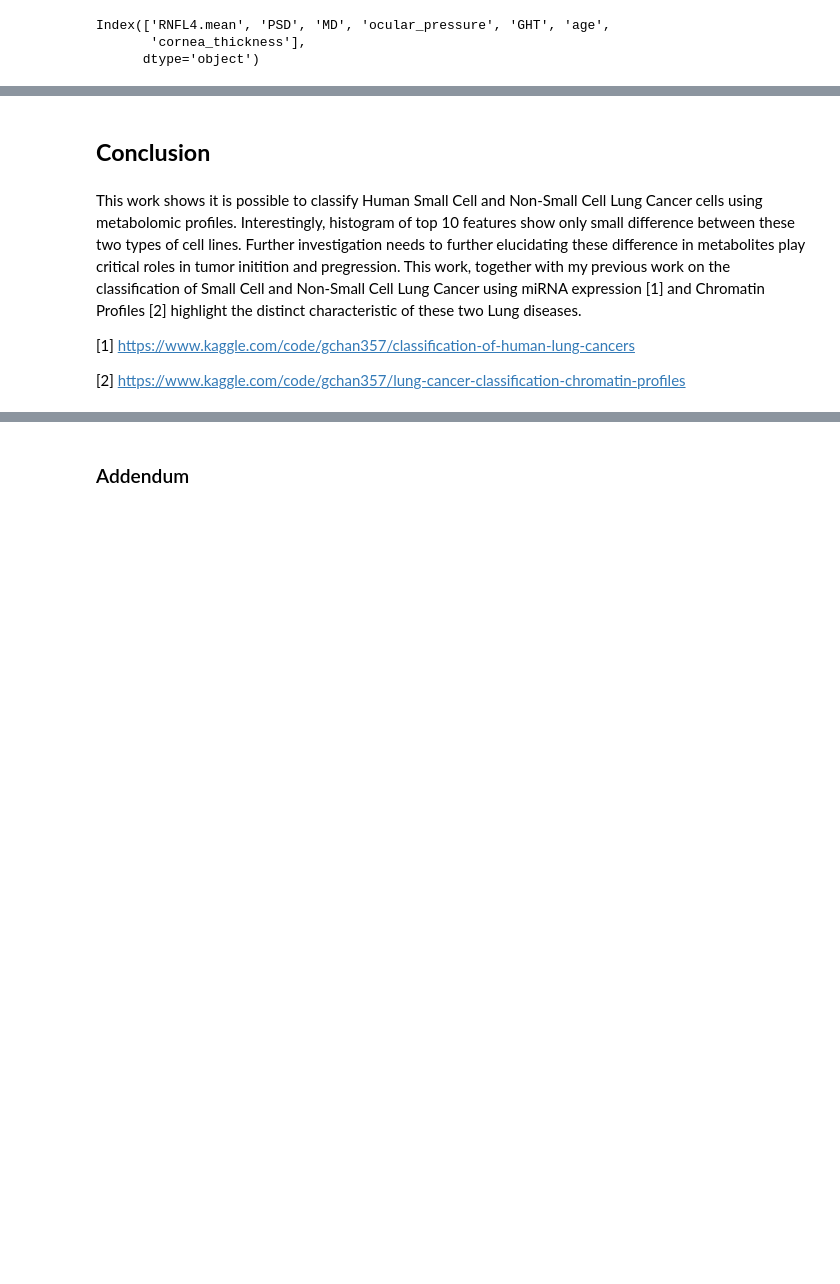
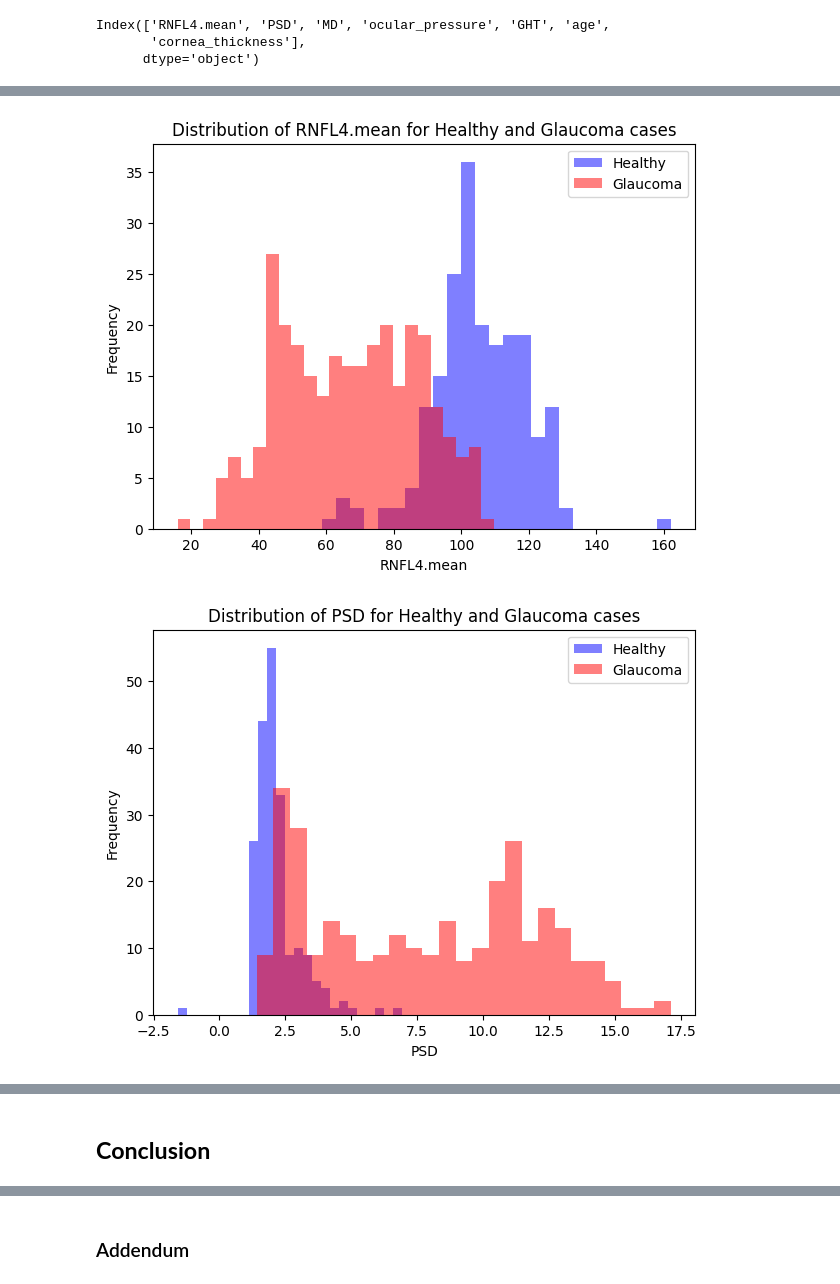
Before and after one commit to gc2321/3235-Machine-Learning, a Jupyter notebook: lung/glaucoma.ipynb, the cells around one changed output, grey strips where cells are left out. Cells and saved outputs as stored; diff of their text form; code cells hidden in the pictures; blank space fills up the shorter version.

```diff
--- a/lung/glaucoma.ipynb
+++ b/lung/glaucoma.ipynb
@@ -617,0 +602,3 @@ Using the histogram for the top 10 features, the difference between Small Cell a
+# %%
+df = data[X.columns[sorted_indices]]
+df['target'] = y
@@ -617,0 +614,18 @@ Using the histogram for the top 10 features, the difference between Small Cell a
+# %%
+class_0_data = df[df['target'] == 0].drop(columns=['target'])
+class_1_data = df[df['target'] == 1].drop(columns=['target'])
+
+# Plot histograms for each feature comparing the two classes
+for feature in df.columns[:-1]:  # Exclude the target column from iteration
+    plt.figure(figsize=(7, 5))
+    plt.hist(class_0_data[feature], bins=25, alpha=0.5, label='Healthy', color='blue')
+    plt.hist(class_1_data[feature], bins=25, alpha=0.5, label='Glaucoma', color='red')
+    plt.title(f'Distribution of {feature} for Healthy and Glaucoma cases')
+    plt.xlabel(feature)
+    plt.ylabel('Frequency')
+    plt.legend()
+    plt.show()
+    print()
+# %% [output]
+[figure, added]
+[figure, added]
@@ -618,8 +637,2 @@ Using the histogram for the top 10 features, the difference between Small Cell a
 # %% [markdown]
 ## **Conclusion**
-# %% [markdown]
-This work shows it is possible to classify Human Small Cell and Non-Small Cell Lung Cancer cells using metabolomic profiles. Interestingly, histogram of top 10 features show only small difference between these two types of cell lines. Further investigation needs to further elucidating these difference in metabolites play critical roles in tumor initition and pregression. This work, together with my previous work on the classification of Small Cell and Non-Small Cell Lung Cancer using miRNA expression [1] and Chromatin Profiles [2] highlight the distinct characteristic of these two Lung diseases.
-
-[1] https://www.kaggle.com/code/gchan357/classification-of-human-lung-cancers
-
-[2] https://www.kaggle.com/code/gchan357/lung-cancer-classification-chromatin-profiles
```
Also changed, not shown: parts of 6 cells of this notebook.
